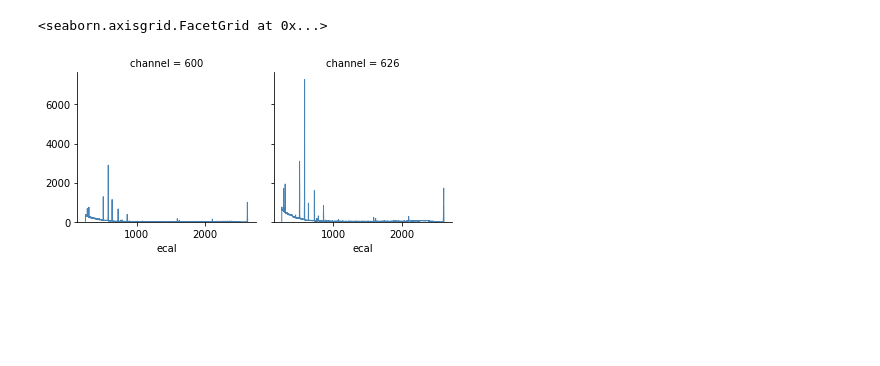
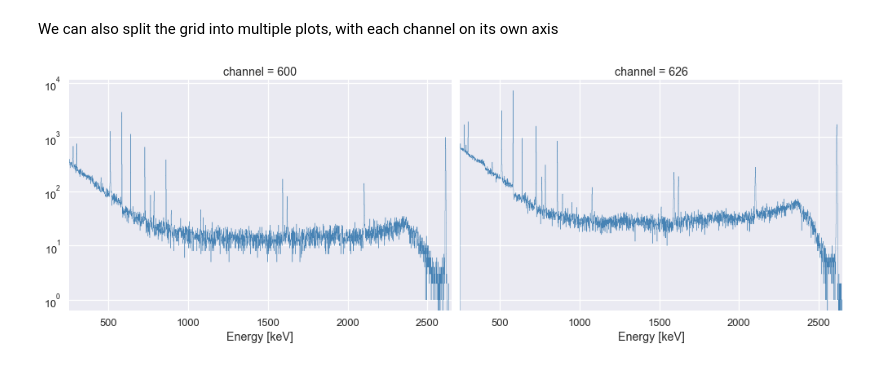
Before and after one commit to benshanks/pandas_example, a Jupyter notebook: pandas_example.ipynb, the cells around one changed output. Saved outputs shown, nothing was run; the diff lists cells and outputs as text; code cells hidden in the pictures; blank space fills up the shorter version.

```diff
--- a/pandas_example.ipynb
+++ b/pandas_example.ipynb
@@ -1,5 +17,7 @@
 # %%
 import pandas as pd
 import seaborn as sns
-import matplotlib.pyplot as plt
-import numpy as np
+import matplotlib.pyplot as plt #package for plotting in python
+import numpy as np #package for scientific computing in python
+
+sns.set(style="darkgrid", context="talk") #sets plot style: dark background, white grid lines, big labels
@@ -7,0 +78,10 @@ df =  pd.read_hdf("example_data.h5", key="data")
+# %%
+bins = np.arange(250, 2650, 1) #1 keV bins from [250,2650)
+
+g = sns.FacetGrid(df, hue="channel", size=6, aspect=1.4)
+
+#Perform the matplotlib plt.hist function on the "ecal" data column for each channel
+#(and make a legend while we're at it)
+g.map(plt.hist, "ecal", bins=bins, histtype="step").add_legend()
+g.set(yscale="log", xlabel="Energy [keV]", xlim=(250,2650))
+plt.show()
@@ -8,7 +90,10 @@ df =  pd.read_hdf("example_data.h5", key="data")
+# %% [markdown]
+We can also split the grid into multiple plots, with each channel on its own axis
 # %%
-g = sns.FacetGrid(df, col="channel", margin_titles=True)
-bins = np.arange(250, 2620, 1)
-g.map(plt.hist, "ecal", color="steelblue", bins=bins, lw=1, histtype="step")
+g = sns.FacetGrid(df, col="channel", margin_titles=True, size=5, aspect=1.4)
+
+g.map(plt.hist, "ecal", color="steelblue", bins=bins, histtype="step")
+g.set(yscale="log", xlabel="Energy [keV]", xlim=(250,2650))
+plt.show()
 # %% [output]
-<seaborn.axisgrid.FacetGrid at 0x...>
-[figure, old version]
+[figure, new version]
```
Also changed, not shown: parts of 27 cells of this notebook, 2 other files.
